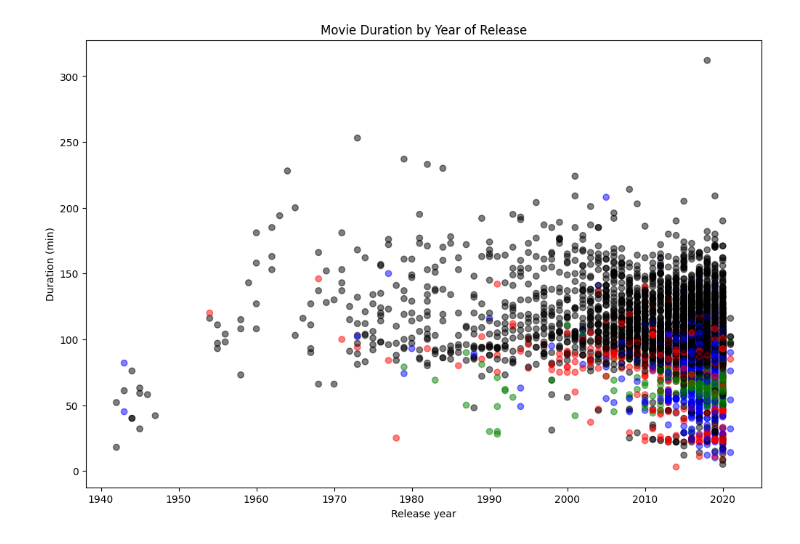
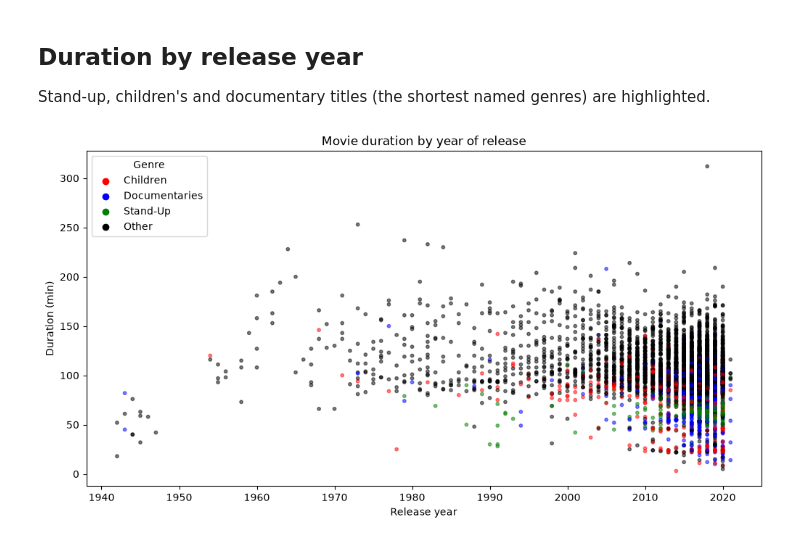
Before and after one commit to Sammyjoseph999/Investigating-Netflix-Movies, a Jupyter notebook: notebook.ipynb, the cells around one changed output. Drawn from its saved outputs; the diff is of its cells as text; code cells hidden in the pictures.

Commit message:
Remove missing image, add genre and trend analysis, README and requirements

```diff
--- a/notebook.ipynb
+++ b/notebook.ipynb
@@ -100,0 +34,4 @@ colors[:10]
+# %%
+netflix_movies = netflix_df.loc[netflix_df["type"] == "Movie",
+                                ["title", "country", "genre", "release_year", "duration"]]
+netflix_movies["duration"].describe().round(1)
@@ -101,16 +78,19 @@ colors[:10]
+# %% [markdown]
+## Duration by release year
+
+Stand-up, children's and documentary titles (the shortest named genres) are highlighted.
 # %%
-#Plot the movie duration by year using the genre colors created
-fig, ax = plt.subplots(figsize=(12, 8))
+genre_colors = {"Children": "red", "Documentaries": "blue", "Stand-Up": "green"}
+colors = netflix_movies["genre"].map(genre_colors).fillna("black")
 
-# Scatter plot
-scatter = ax.scatter(netflix_movies['release_year'], netflix_movies['duration'], c=colors, alpha=0.5)
-
-# Set labels and title
+fig, ax = plt.subplots(figsize=(12, 6))
+ax.scatter(netflix_movies["release_year"], netflix_movies["duration"], c=colors, s=10, alpha=0.5)
+for genre, color in {**genre_colors, "Other": "black"}.items():
+    ax.scatter([], [], c=color, label=genre)
+ax.legend(title="Genre")
 ax.set_xlabel("Release year")
 ax.set_ylabel("Duration (min)")
-ax.set_title("Movie Duration by Year of Release")
-
-# Show the plot
+ax.set_title("Movie duration by year of release")
 plt.show()
 # %% [output]
-[figure, old version]
+[figure, new version]
```
Also changed, not shown: parts of 17 cells of this notebook, 4 other files.
